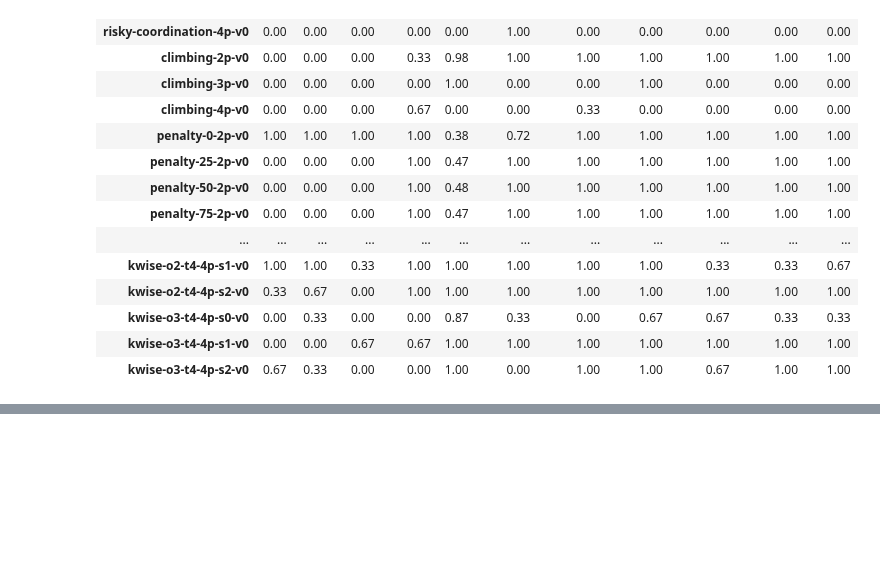
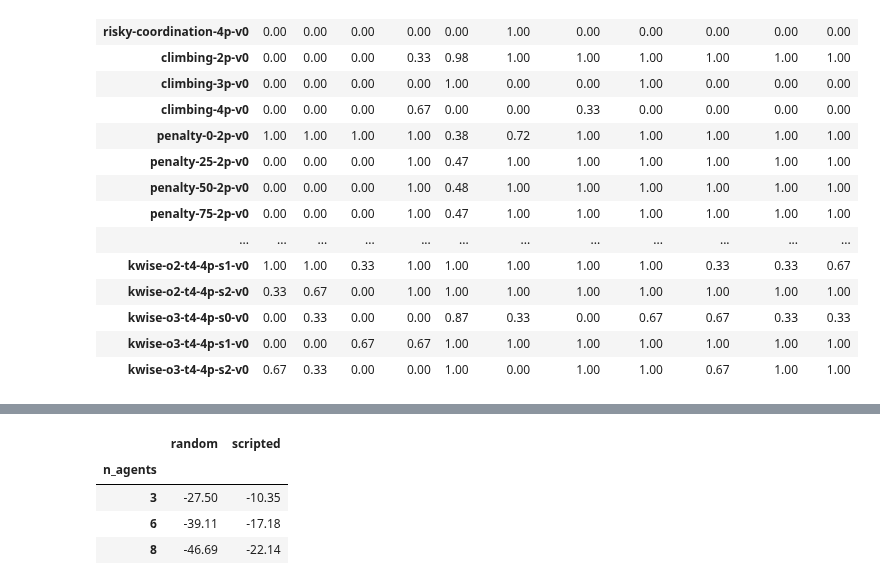
Before and after one commit to ianbryant2/ConVec, a Jupyter notebook: games_sweep.ipynb, the cells around one changed output, grey strips where cells are left out. Cells and saved outputs as stored; diff of their text form; code cells hidden in the pictures; blank space fills up the shorter version.

```diff
--- a/games_sweep.ipynb
+++ b/games_sweep.ipynb
@@ -244,0 +293,53 @@ optimal_rate.round(2)
+# %%
+# Empirical reference points, in the same mean-over-agents units as the curves:
+# a uniform-random policy (the floor) and a scripted assign-and-go heuristic —
+# each agent claims its own landmark and steers straight at it — as a rough
+# "solved" anchor (a true optimum is a little better: no collision avoidance,
+# nearest-first rather than optimal assignment). ~1 min for 200 episodes each.
+import warnings
+
+with warnings.catch_warnings():
+    warnings.simplefilter("ignore")
+    from pettingzoo.mpe import simple_spread_v3
+
+DIRS = np.array([[0, 0], [-1, 0], [1, 0], [0, -1], [0, 1]], float)  # noop, -x, +x, -y, +y
+
+
+def scripted_actions(env, obs, n):
+    agents = list(env.agents)
+    rel = {a: obs[a][4:4 + 2 * n].reshape(n, 2) for a in agents}  # landmark offsets
+    cost = np.array([[np.linalg.norm(rel[a][j]) for j in range(n)] for a in agents])
+    target, used = {}, set()
+    for i in np.argsort(cost.min(1)):  # closest-pair-first greedy assignment
+        target[i] = min((j for j in range(n) if j not in used), key=lambda j: cost[i][j])
+        used.add(target[i])
+    acts = {}
+    for i, a in enumerate(agents):
+        goal = rel[a][target[i]] - 0.5 * obs[a][0:2]  # damp momentum
+        arrived = np.linalg.norm(rel[a][target[i]]) < 0.03
+        acts[a] = 0 if arrived else int(np.argmax(DIRS @ goal))
+    return acts
+
+
+def baseline_return(n, seed, scripted):
+    env = simple_spread_v3.parallel_env(N=n, max_cycles=MPE_TIME_LIMIT)
+    obs, _ = env.reset(seed=seed)
+    total = 0.0
+    while env.agents:
+        acts = (scripted_actions(env, obs, n) if scripted
+                else {a: env.action_space(a).sample() for a in env.agents})
+        obs, rew, *_ = env.step(acts)
+        if rew:
+            total += np.mean(list(rew.values()))
+    return total
+
+
+MPE_BASELINES = {n: {kind: np.mean([baseline_return(n, s, kind == "scripted") for s in range(200)])
+                     for kind in ("random", "scripted")} for n in MPE_NS}
+pd.DataFrame(MPE_BASELINES).T.rename_axis("n_agents").round(2)
+# %% [output]
+|  | random | scripted |
+| n_agents |  |  |
+| 3 | -27.50 | -10.35 |
+| 6 | -39.11 | -17.18 |
+| 8 | -46.69 | -22.14 |
```
Also changed, not shown: parts of 4 cells of this notebook, 15 other files.
